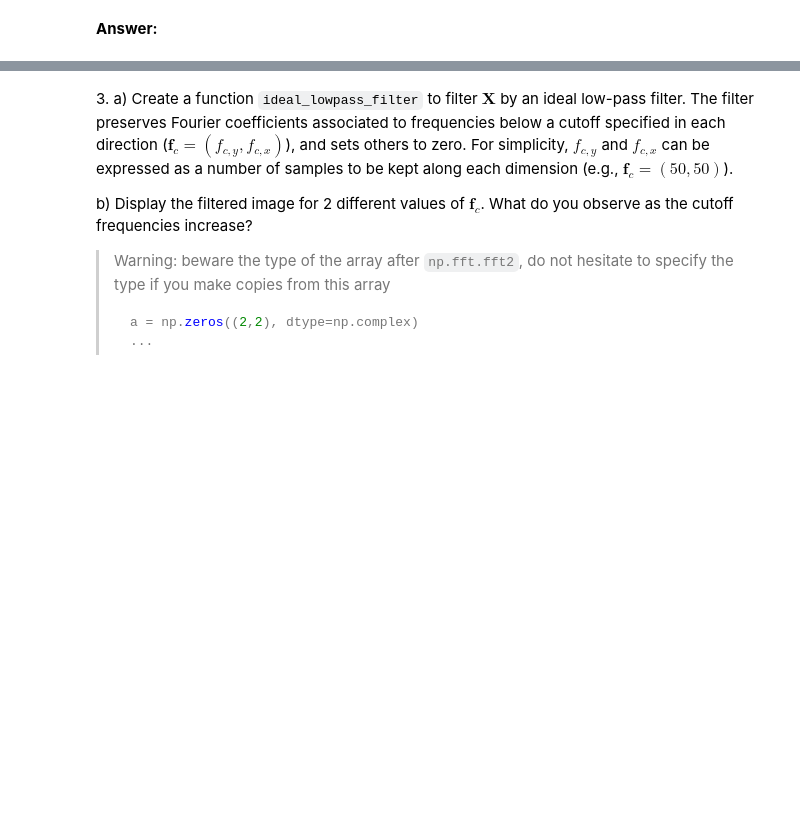
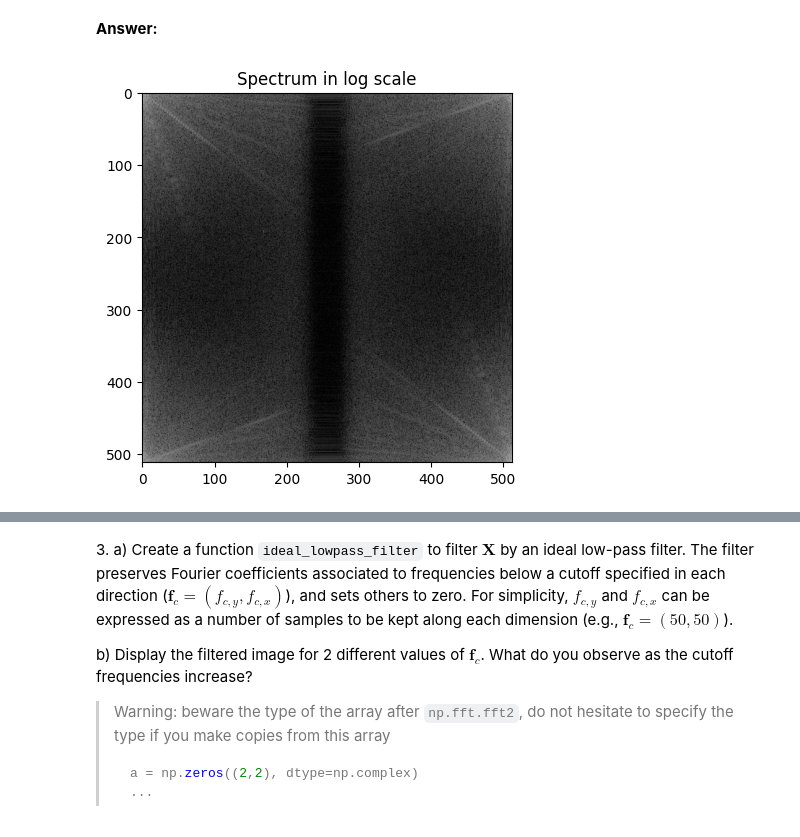
Before and after one commit to remsitoo/python_sdia, a Jupyter notebook: Labs/Lab3/lab3.ipynb, the cells around one changed output, grey strips where cells are left out. Saved outputs shown, nothing was run; the diff lists cells and outputs as text; code cells hidden in the pictures; blank space fills up the shorter version.

```diff
--- a/Labs/Lab3/lab3.ipynb
+++ b/Labs/Lab3/lab3.ipynb
@@ -256,0 +267,13 @@ b) Take a look at the documentation of `np.fft.fftshift`. Use it to ensure that
+# %%
+# your code
+
+# 2.
+F = np.fft.fft2(X)
+spectrum = np.abs(F)**2
+log_spectrum = np.log1p(spectrum)  # log scale
+
+plt.imshow(log_spectrum, cmap='gray')
+plt.title("Spectrum in log scale")
+plt.show()
+# %% [output]
+[figure, added]
```
Also changed, not shown: parts of 13 cells of this notebook.
